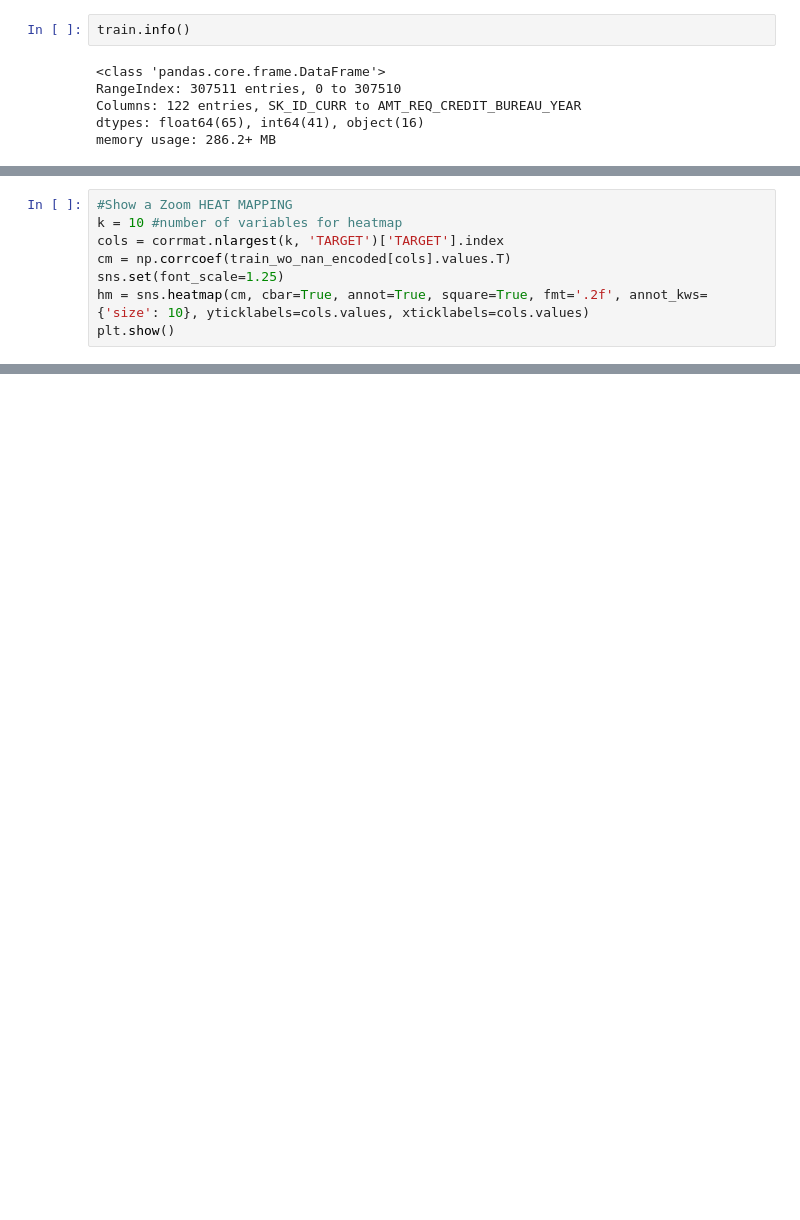
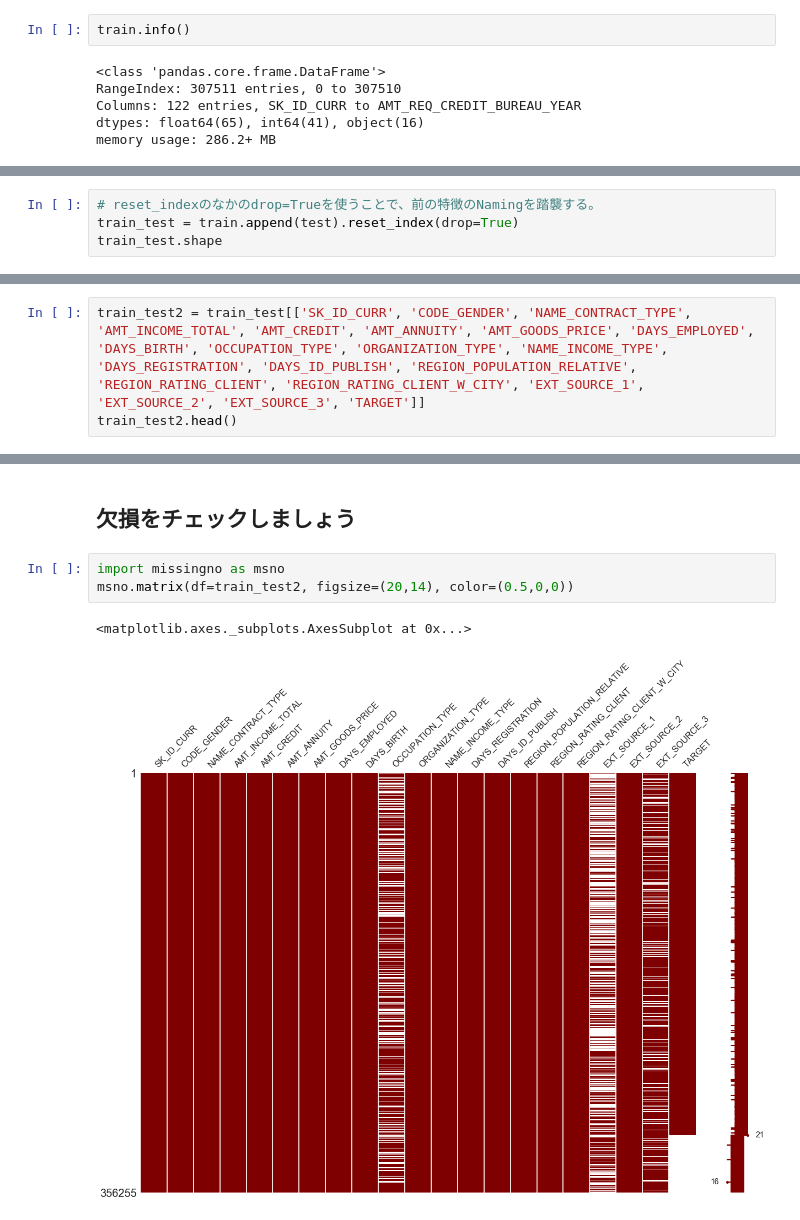
Before and after one commit to drkii/ML_From_Scratch, a Jupyter notebook: week3-EDA/EDA-6-kaggle-competition-eda.ipynb, the cells around one changed output, grey strips where cells are left out. Saved outputs shown, nothing was run; the diff lists cells and outputs as text; blank space fills up the shorter version.

```diff
--- a/week3-EDA/EDA-6-kaggle-competition-eda.ipynb
+++ b/week3-EDA/EDA-6-kaggle-competition-eda.ipynb
@@ -409,8 +111,0 @@ corrmat
-# %%
-#Show a Zoom HEAT MAPPING
-k = 10 #number of variables for heatmap
-cols = corrmat.nlargest(k, 'TARGET')['TARGET'].index
-cm = np.corrcoef(train_wo_nan_encoded[cols].values.T)
-sns.set(font_scale=1.25)
-hm = sns.heatmap(cm, cbar=True, annot=True, square=True, fmt='.2f', annot_kws={'size': 10}, yticklabels=cols.values, xticklabels=cols.values)
-plt.show()
@@ -823,0 +124,4 @@ plt.grid(True)
+# %%
+# reset_indexのなかのdrop=Trueを使うことで、前の特徴のNamingを踏襲する。
+train_test = train.append(test).reset_index(drop=True)
+train_test.shape
@@ -823,0 +142,3 @@ plt.grid(True)
+# %%
+train_test2 = train_test[['SK_ID_CURR', 'CODE_GENDER', 'NAME_CONTRACT_TYPE', 'AMT_INCOME_TOTAL', 'AMT_CREDIT', 'AMT_ANNUITY', 'AMT_GOODS_PRICE', 'DAYS_EMPLOYED', 'DAYS_BIRTH', 'OCCUPATION_TYPE', 'ORGANIZATION_TYPE', 'NAME_INCOME_TYPE', 'DAYS_REGISTRATION', 'DAYS_ID_PUBLISH', 'REGION_POPULATION_RELATIVE', 'REGION_RATING_CLIENT', 'REGION_RATING_CLIENT_W_CITY', 'EXT_SOURCE_1', 'EXT_SOURCE_2', 'EXT_SOURCE_3', 'TARGET']]
+train_test2.head()
@@ -823,0 +153,8 @@ plt.grid(True)
+# %% [markdown]
+## 欠損をチェックしましょう
+# %%
+import missingno as msno
+msno.matrix(df=train_test2, figsize=(20,14), color=(0.5,0,0))
+# %% [output]
+<matplotlib.axes._subplots.AxesSubplot at 0x...>
+[figure, added]
```
Also changed, not shown: parts of 212 cells of this notebook.
